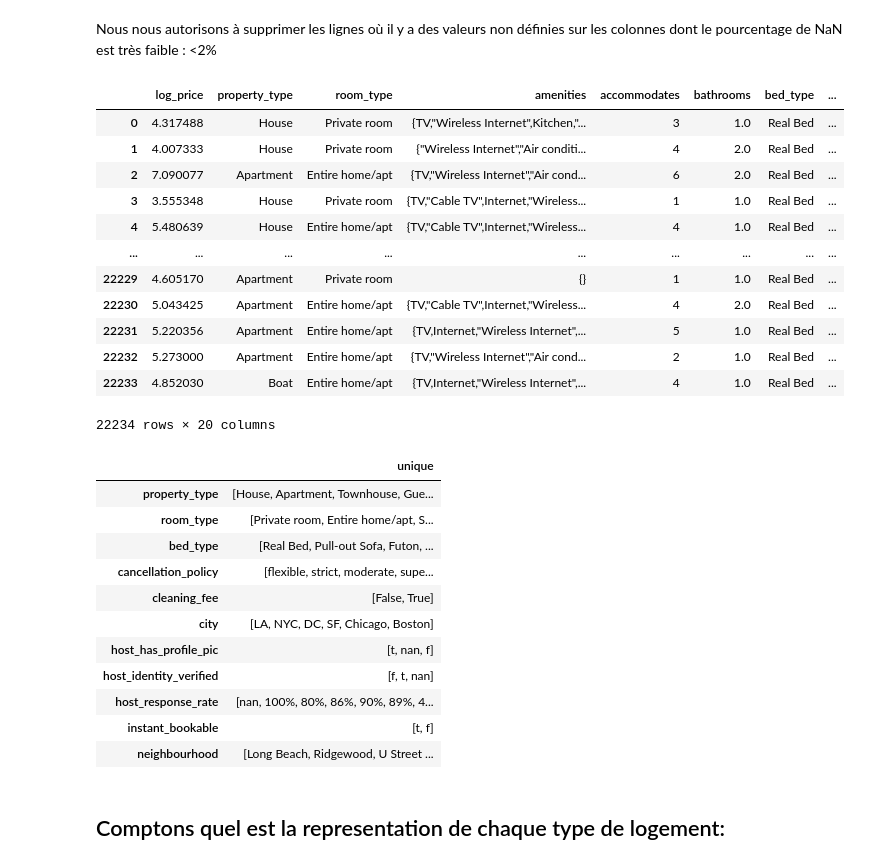
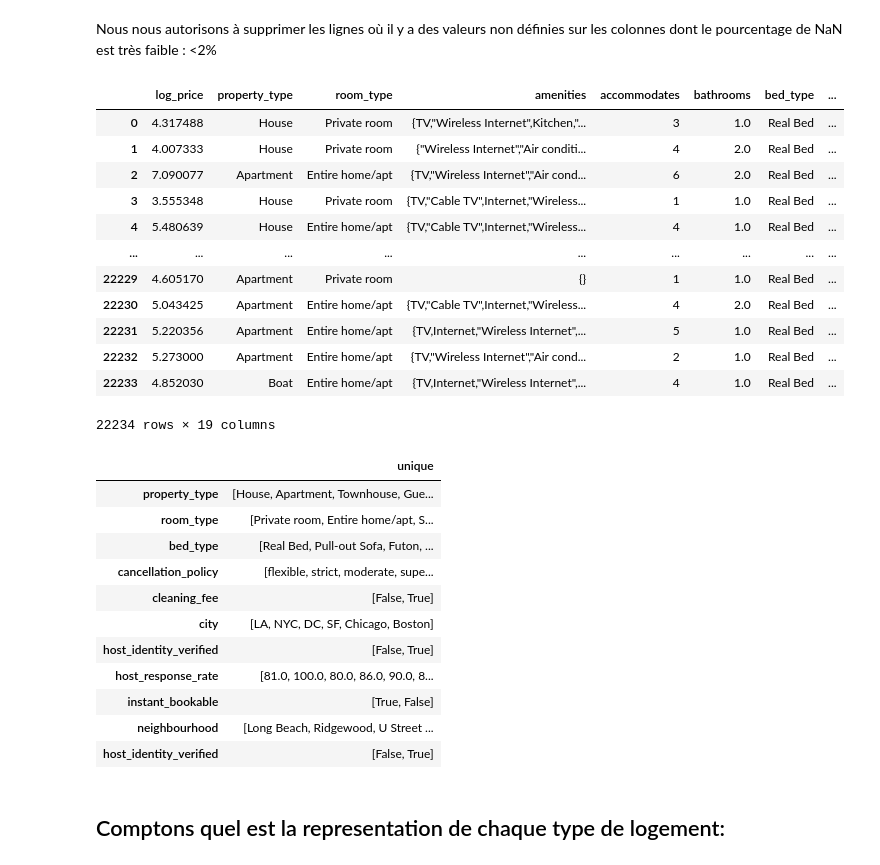
Before and after one commit to patch-me/airbnb-predict, a Jupyter notebook: myProject.ipynb, the cells around one changed output. Cells and saved outputs as stored; diff of their text form; code cells hidden in the pictures.

```diff
--- a/myProject.ipynb
+++ b/myProject.ipynb
@@ -95,7 +64,7 @@ CUDA is not available.
 <p>Explorons les données afin d'en apprendre davantage sur la structure du dataset. Dans cette partie nous traiterons également du nettoyage du dataset.</p>
 # %%
 # Chargement des données dans un DataFrame
-data = pd.read_csv("./csv/airbnb_train.csv")
+data = pd.read_csv("./data/airbnb_train.csv")
 # %% [markdown]
 Caractéristiques du dataset :
 # %%
@@ -170,20 +139,6 @@ dtype: float64
 # %% [markdown]
 Nous nous autorisons à supprimer les lignes où il y a des valeurs non définies sur les colonnes dont le pourcentage de NaN est très faible : <2%
 # %%
-# Suppression des lignes avec des valeurs manquantes (<2%)
-# data = data.dropna(
-#     subset=[
-#         "id",
-#         "beds",
-#         "bedrooms",
-#         "bathrooms",
-#         "host_since",
-#         "host_identity_verified",
-#         "host_has_profile_pic",
-#         "zipcode",
-#     ]
-# )
-
 # changements des valeurs manquantes dans la colonne review_scores_rating par le dernier quartile
 data["review_scores_rating"] = data["review_scores_rating"].fillna(
     data["review_scores_rating"].quantile(0.25)
@@ -196,17 +151,18 @@ data["host_identity_verified"] = data["host_identity_verified"].fillna("f")
 def getSTRQuantile75(column) -> float:
     # parse "%" to float and divide by 100 ignoring nan
     column = column.str.replace("%", "").astype(float)
-    return column.quantile(0.25)
+    return column.quantile(0.10)
 
 
 def getFloatQuantile75(column) -> float:
-    return column.quantile(0.25)
+    return column.quantile(0.10)
 
 
 my_quantil = getSTRQuantile75(data["host_response_rate"])
 # remove % from column
 data["host_response_rate"] = data["host_response_rate"].str.replace("%", "")
 data["host_response_rate"] = data["host_response_rate"].fillna(my_quantil)
+data["host_response_rate"] = data["host_response_rate"].astype(float)
 
 bedQuantil = getFloatQuantile75(data["beds"])
 data["beds"] = data["beds"].fillna(bedQuantil)
@@ -216,6 +172,7 @@ data["bathrooms"] = data["bathrooms"].fillna(bathQuantil)
 
 # in column instant_bookable replace t by True and f by False
 data["instant_bookable"] = data["instant_bookable"].replace({"t": True, "f": False})
+data["host_identity_verified"] = data["host_identity_verified"].replace({"t": True, "f": False})
 
 # Suppression des colonnes inutiles
 data = data.drop(
@@ -228,6 +185,7 @@ data = data.drop(
         "host_has_profile_pic",
         "host_since",
         "bedrooms",
+        "description"
     ]
 )
 
@@ -245,37 +203,36 @@ data
 | 22231 | 5.220356 | Apartment | Entire home/apt | {TV,Internet,"Wireless Internet",... | 5 | 1.0 | Real Bed | ... |
 | 22232 | 5.273000 | Apartment | Entire home/apt | {TV,"Wireless Internet","Air cond... | 2 | 1.0 | Real Bed | ... |
 | 22233 | 4.852030 | Boat | Entire home/apt | {TV,Internet,"Wireless Internet",... | 4 | 1.0 | Real Bed | ... |
-22234 rows × 20 columns
+22234 rows × 19 columns
 # %%
 pd.set_option("display.max_colwidth", 0)
 data[
     [
         "property_type",
         "room_type",
         "bed_type",
         "cancellation_policy",
         "cleaning_fee",
         "city",
-        "host_has_profile_pic",
         "host_identity_verified",
         "host_response_rate",
         "instant_bookable",
         "neighbourhood",
         "host_identity_verified",
     ]
 ].agg(["unique"]).transpose()
 # %% [output]
 |  | unique |
 | property_type | [House, Apartment, Townhouse, Gue... |
 | room_type | [Private room, Entire home/apt, S... |
 | bed_type | [Real Bed, Pull-out Sofa, Futon, ... |
 | cancellation_policy | [flexible, strict, moderate, supe... |
 | cleaning_fee | [False, True] |
 | city | [LA, NYC, DC, SF, Chicago, Boston] |
-| host_has_profile_pic | [t, nan, f] |
-| host_identity_verified | [f, t, nan] |
-| host_response_rate | [nan, 100%, 80%, 86%, 90%, 89%, 4... |
-| instant_bookable | [t, f] |
+| host_identity_verified | [False, True] |
+| host_response_rate | [81.0, 100.0, 80.0, 86.0, 90.0, 8... |
+| instant_bookable | [True, False] |
 | neighbourhood | [Long Beach, Ridgewood, U Street ... |
+| host_identity_verified | [False, True] |
 # %% [markdown]
 ## Comptons quel est la representation de chaque type de logement:
```
Also changed, not shown: parts of 25 cells of this notebook.
